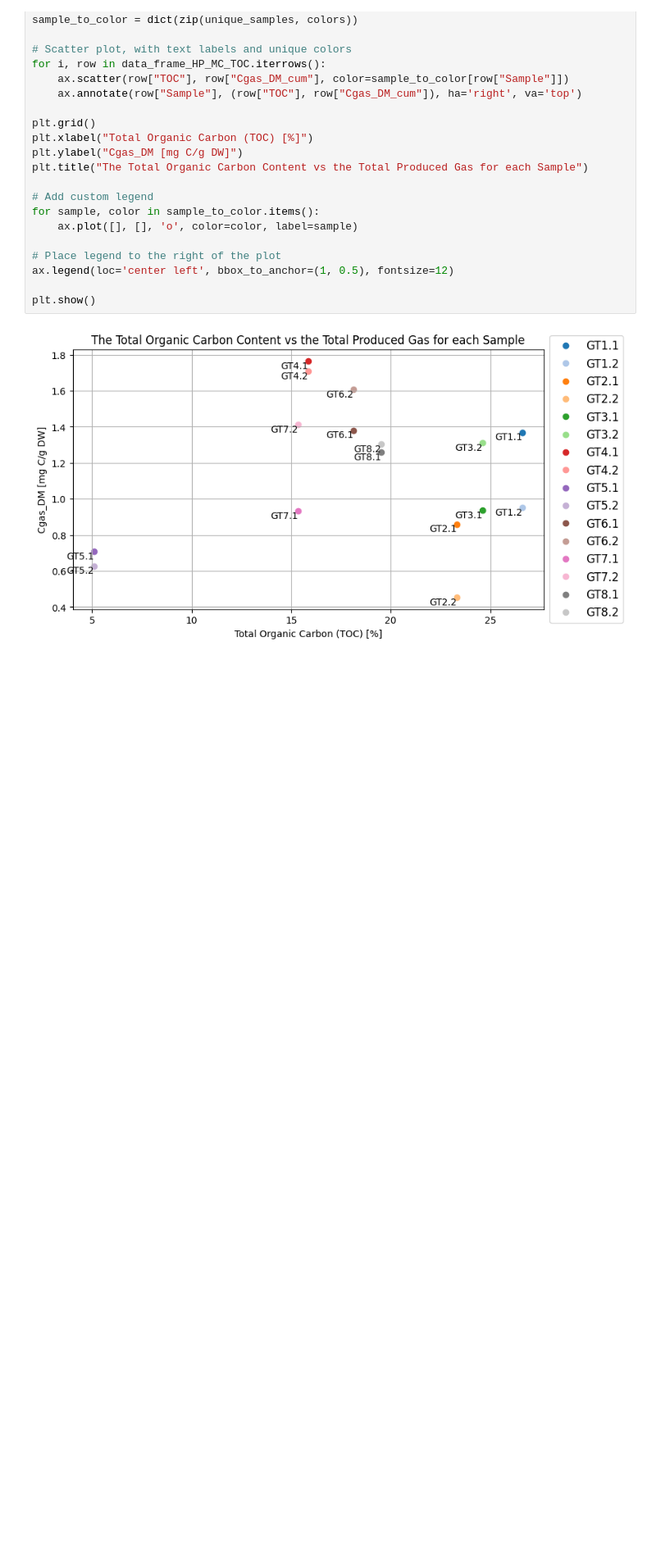
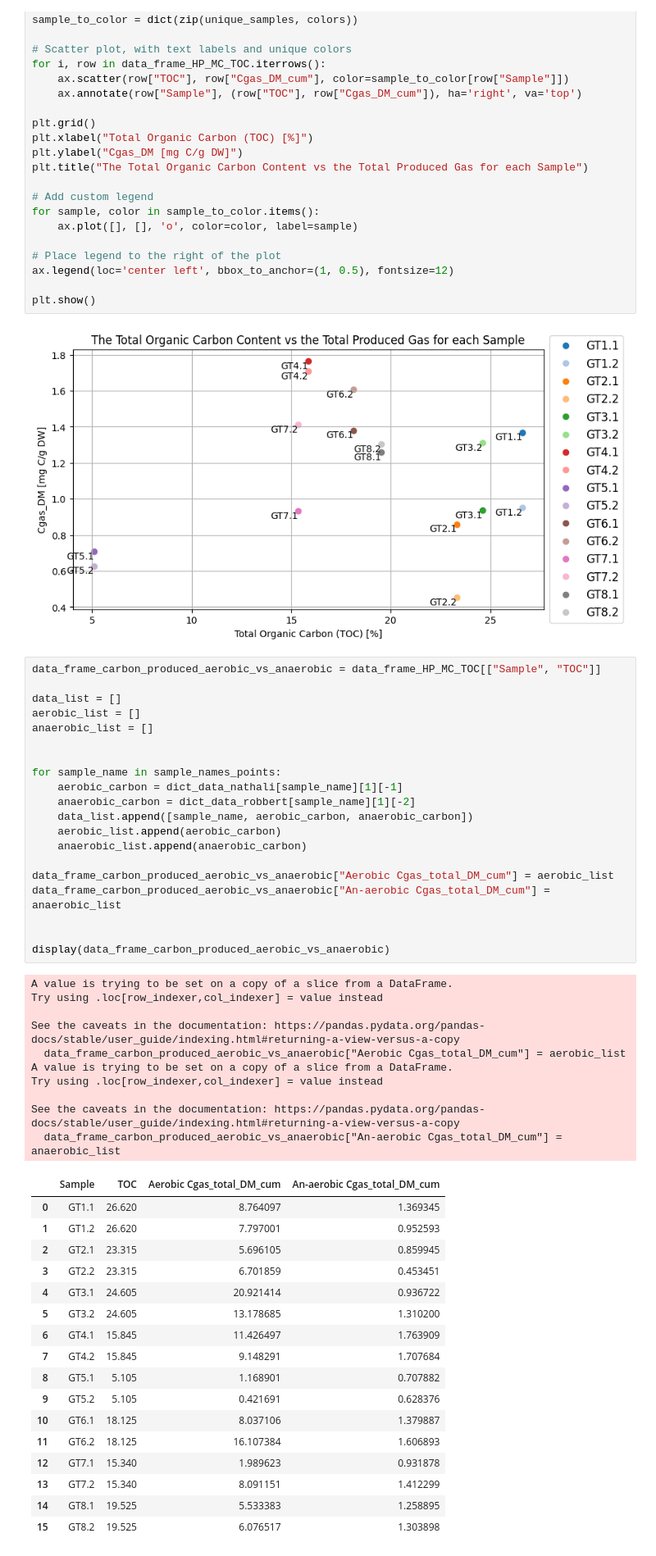
Before and after one commit to RGrobben/Excell_and_Data_Frames_for_Gas_Respiration_tests, a Jupyter notebook: Run/running_sheet_with_given_layout_01.ipynb, the cells around one changed output. Shown at 82% size. Saved outputs shown, nothing was run; the diff lists cells and outputs as text; blank space fills up the shorter version.

```diff
--- a/Run/running_sheet_with_given_layout_01.ipynb
+++ b/Run/running_sheet_with_given_layout_01.ipynb
@@ -1058,3 +1052,51 @@ ax.legend(loc='center left', bbox_to_anchor=(1, 0.5), fontsize=12)
 plt.show()
 # %% [output]
 [figure]
+# %%
+data_frame_carbon_produced_aerobic_vs_anaerobic = data_frame_HP_MC_TOC[["Sample", "TOC"]]
+
+data_list = []
+aerobic_list = []
+anaerobic_list = []
+
+
+for sample_name in sample_names_points:
+    aerobic_carbon = dict_data_nathali[sample_name][1][-1]
+    anaerobic_carbon = dict_data_robbert[sample_name][1][-2]
+    data_list.append([sample_name, aerobic_carbon, anaerobic_carbon])
+    aerobic_list.append(aerobic_carbon)
+    anaerobic_list.append(anaerobic_carbon)
+
+data_frame_carbon_produced_aerobic_vs_anaerobic["Aerobic Cgas_total_DM_cum"] = aerobic_list
+data_frame_carbon_produced_aerobic_vs_anaerobic["An-aerobic Cgas_total_DM_cum"] = anaerobic_list
+
+
+display(data_frame_carbon_produced_aerobic_vs_anaerobic)
+# %% [output]
+A value is trying to be set on a copy of a slice from a DataFrame.
+Try using .loc[row_indexer,col_indexer] = value instead
+
+See the caveats in the documentation: https://pandas.pydata.org/pandas-docs/stable/user_guide/indexing.html#returning-a-view-versus-a-copy
+  data_frame_carbon_produced_aerobic_vs_anaerobic["Aerobic Cgas_total_DM_cum"] = aerobic_list
+A value is trying to be set on a copy of a slice from a DataFrame.
+Try using .loc[row_indexer,col_indexer] = value instead
+
+See the caveats in the documentation: https://pandas.pydata.org/pandas-docs/stable/user_guide/indexing.html#returning-a-view-versus-a-copy
+  data_frame_carbon_produced_aerobic_vs_anaerobic["An-aerobic Cgas_total_DM_cum"] = anaerobic_list
+|  | Sample | TOC | Aerobic Cgas_total_DM_cum | An-aerobic Cgas_total_DM_cum |
+| 0 | GT1.1 | 26.620 | 8.764097 | 1.369345 |
+| 1 | GT1.2 | 26.620 | 7.797001 | 0.952593 |
+| 2 | GT2.1 | 23.315 | 5.696105 | 0.859945 |
+| 3 | GT2.2 | 23.315 | 6.701859 | 0.453451 |
+| 4 | GT3.1 | 24.605 | 20.921414 | 0.936722 |
+| 5 | GT3.2 | 24.605 | 13.178685 | 1.310200 |
+| 6 | GT4.1 | 15.845 | 11.426497 | 1.763909 |
+| 7 | GT4.2 | 15.845 | 9.148291 | 1.707684 |
+| 8 | GT5.1 | 5.105 | 1.168901 | 0.707882 |
+| 9 | GT5.2 | 5.105 | 0.421691 | 0.628376 |
+| 10 | GT6.1 | 18.125 | 8.037106 | 1.379887 |
+| 11 | GT6.2 | 18.125 | 16.107384 | 1.606893 |
+| 12 | GT7.1 | 15.340 | 1.989623 | 0.931878 |
+| 13 | GT7.2 | 15.340 | 8.091151 | 1.412299 |
+| 14 | GT8.1 | 19.525 | 5.533383 | 1.258895 |
+| 15 | GT8.2 | 19.525 | 6.076517 | 1.303898 |
```
Also changed, not shown: parts of 7 cells of this notebook.
